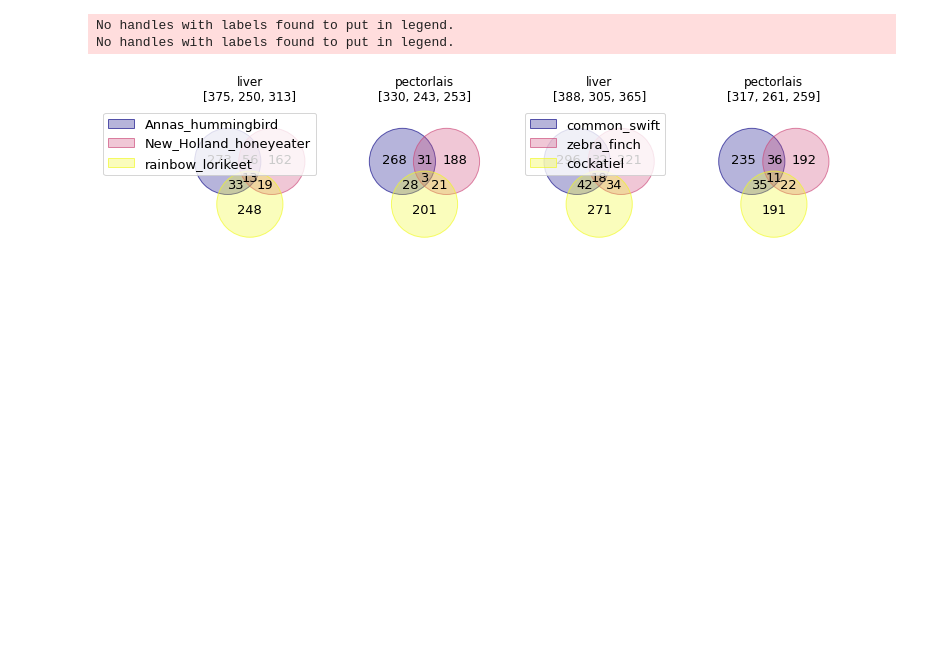
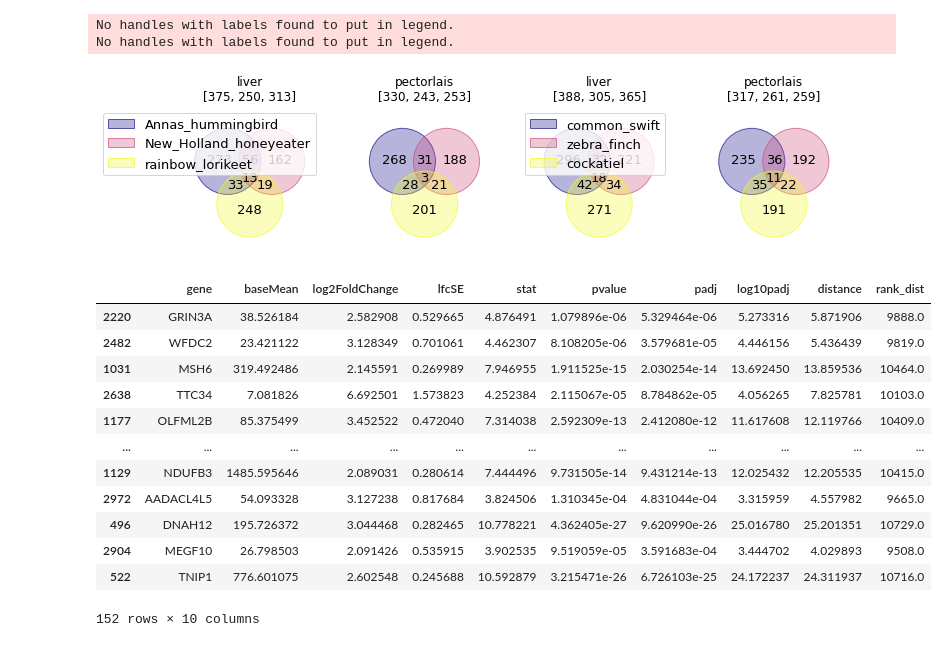
Before and after one commit to osipovarev/Transcriptome_for_NectarGenomics, a Jupyter notebook: DESeq2_analysis_nectar.ipynb, the cells around one changed output. Cells and saved outputs as stored; diff of their text form; code cells hidden in the pictures; blank space fills up the shorter version.

```diff
--- a/DESeq2_analysis_nectar.ipynb
+++ b/DESeq2_analysis_nectar.ipynb
@@ -826,4 +835,24 @@ pdf_name = 'venns.intra_species.with_total.pdf'
 No handles with labels found to put in legend.
 No handles with labels found to put in legend.
 [figure]
+# %%
+# all_between_dfs['pectoralis']['New_Holland_honeyeater'][1]
+# all_pairs_dfs['New_Holland_honeyeater']['liver'][1]
+
+
+all_target_uniq_dfs['New_Holland_honeyeater'][0]
+# %% [output]
+|  | gene | baseMean | log2FoldChange | lfcSE | stat | pvalue | padj | log10padj | distance | rank_dist |
+| 2220 | GRIN3A | 38.526184 | 2.582908 | 0.529665 | 4.876491 | 1.079896e-06 | 5.329464e-06 | 5.273316 | 5.871906 | 9888.0 |
+| 2482 | WFDC2 | 23.421122 | 3.128349 | 0.701061 | 4.462307 | 8.108205e-06 | 3.579681e-05 | 4.446156 | 5.436439 | 9819.0 |
+| 1031 | MSH6 | 319.492486 | 2.145591 | 0.269989 | 7.946955 | 1.911525e-15 | 2.030254e-14 | 13.692450 | 13.859536 | 10464.0 |
+| 2638 | TTC34 | 7.081826 | 6.692501 | 1.573823 | 4.252384 | 2.115067e-05 | 8.784862e-05 | 4.056265 | 7.825781 | 10103.0 |
+| 1177 | OLFML2B | 85.375499 | 3.452522 | 0.472040 | 7.314038 | 2.592309e-13 | 2.412080e-12 | 11.617608 | 12.119766 | 10409.0 |
+| ... | ... | ... | ... | ... | ... | ... | ... | ... | ... | ... |
+| 1129 | NDUFB3 | 1485.595646 | 2.089031 | 0.280614 | 7.444496 | 9.731505e-14 | 9.431214e-13 | 12.025432 | 12.205535 | 10415.0 |
+| 2972 | AADACL4L5 | 54.093328 | 3.127238 | 0.817684 | 3.824506 | 1.310345e-04 | 4.831044e-04 | 3.315959 | 4.557982 | 9665.0 |
+| 496 | DNAH12 | 195.726372 | 3.044468 | 0.282465 | 10.778221 | 4.362405e-27 | 9.620990e-26 | 25.016780 | 25.201351 | 10729.0 |
+| 2904 | MEGF10 | 26.798503 | 2.091426 | 0.535915 | 3.902535 | 9.519059e-05 | 3.591683e-04 | 3.444702 | 4.029893 | 9508.0 |
+| 522 | TNIP1 | 776.601075 | 2.602548 | 0.245688 | 10.592879 | 3.215471e-26 | 6.726103e-25 | 24.172237 | 24.311937 | 10716.0 |
+152 rows × 10 columns
 # %%
```
Also changed, not shown: parts of 6 cells of this notebook.
